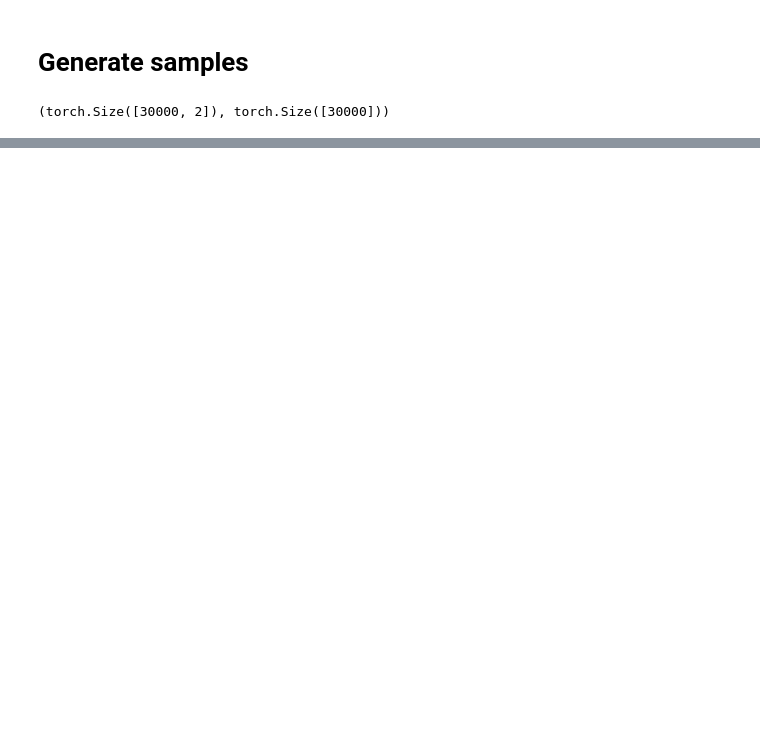
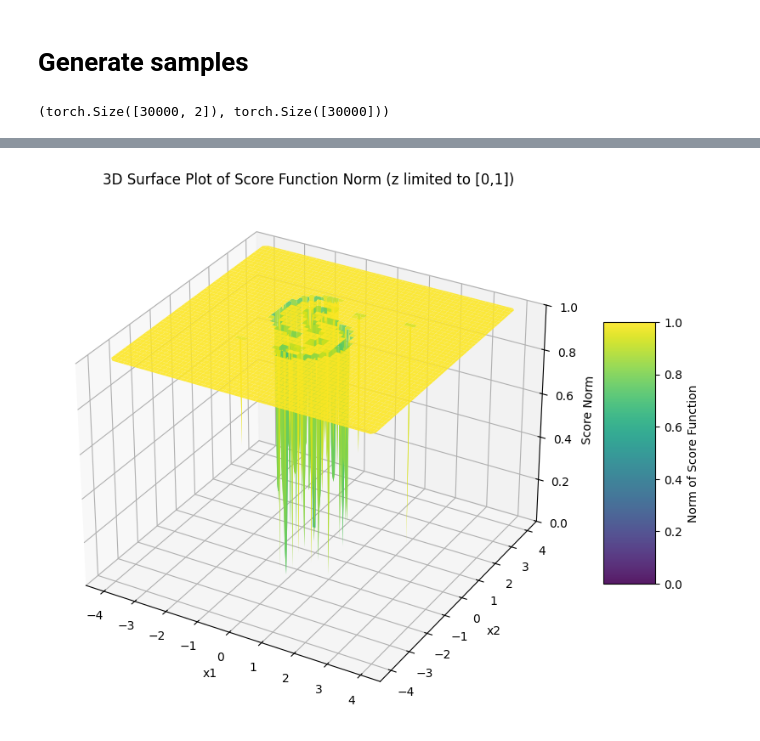
Before and after one commit to viktorcikojevic/diffusion-two-moon, a Jupyter notebook: two-moon-diffusion.ipynb, the cells around one changed output, grey strips where cells are left out. Saved outputs shown, nothing was run; the diff lists cells and outputs as text; code cells hidden in the pictures; blank space fills up the shorter version.

```diff
--- a/two-moon-diffusion.ipynb
+++ b/two-moon-diffusion.ipynb
@@ -359,3 +359,45 @@ plt.show()
+# %%
+import numpy as np
+import matplotlib.pyplot as plt
+from mpl_toolkits.mplot3d import Axes3D  # Needed for 3D plots
+from scipy.interpolate import griddata
+
+# 1. Prepare your data
+x_np = x.cpu().numpy() if hasattr(x, 'numpy') else x
+s_np = s.cpu().numpy() if hasattr(s, 'numpy') else s
+
+# Create a grid over the domain of your data
+xi = np.linspace(x_np[:, 0].min(), x_np[:, 0].max(), 200)
+yi = np.linspace(x_np[:, 1].min(), x_np[:, 1].max(), 200)
+xi, yi = np.meshgrid(xi, yi)
+
+# Interpolate the values (norm of score) onto the grid
+zi = griddata((x_np[:, 0], x_np[:, 1]), s_np, (xi, yi), method='cubic')
+
+# Optionally, clip the data to ensure values remain between 0 and 1
+zi = np.clip(zi, 0, 1)
+
+# 2. Plot in 3D
+fig = plt.figure(figsize=(10, 8))
+ax = fig.add_subplot(111, projection='3d')
+
+# Set vmin and vmax to normalize the colormap to the [0, 1] range.
+surf = ax.plot_surface(xi, yi, zi, cmap='viridis', edgecolor='none', alpha=0.9, vmin=0, vmax=1)
+
+# Set z-axis limits to [0, 1]
+ax.set_zlim(0, 1.0)
+
+# Add a colorbar
+fig.colorbar(surf, ax=ax, shrink=0.5, aspect=5, label='Norm of Score Function')
+
+ax.set_title('3D Surface Plot of Score Function Norm (z limited to [0,1])')
+ax.set_xlabel('x1')
+ax.set_ylabel('x2')
+ax.set_zlabel('Score Norm')
+
+plt.show()
+# %% [output]
+[figure, added]
 # %%
 plt.scatter(x[:, 0].cpu().numpy(), x[:, 1].cpu().numpy(), c=s.cpu().numpy(), cmap=plt.cm.coolwarm, edgecolor='k')
 
```
Also changed, not shown: parts of 9 cells of this notebook.
